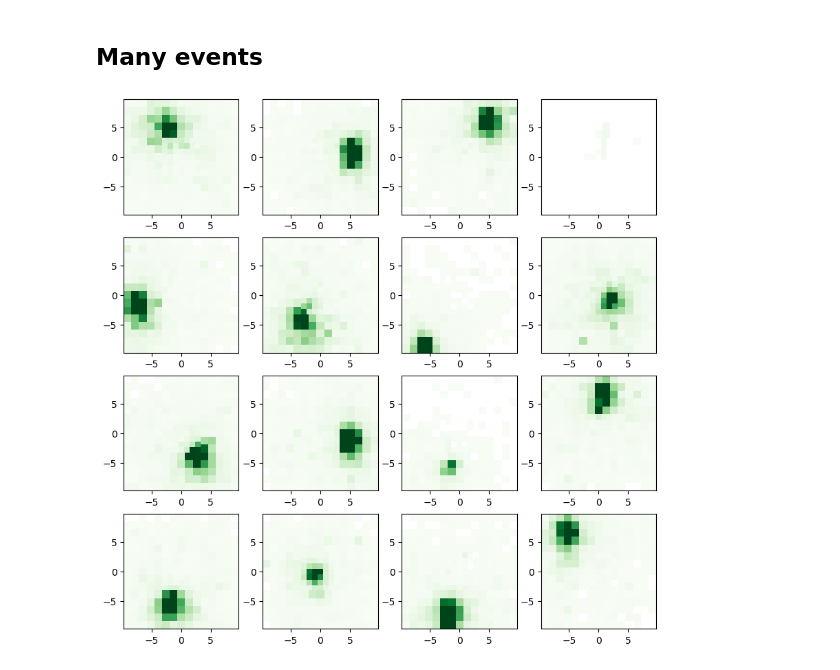
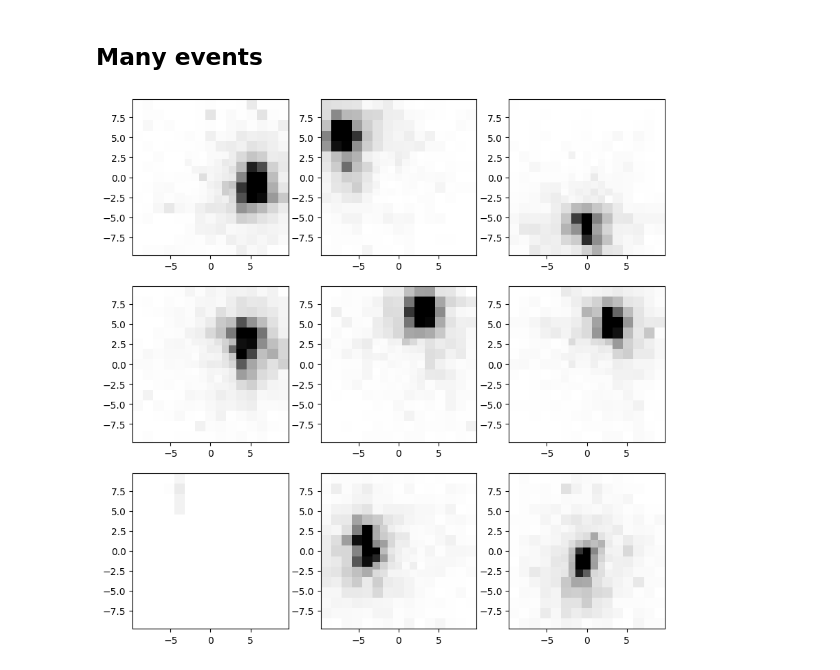
Before and after one commit to Bjartensen/python_focalh_clustering, a Jupyter notebook: notebooks/inspect.ipynb, the cells around one changed output. Drawn from its saved outputs; the diff is of its cells as text; code cells hidden in the pictures.

```diff
--- a/notebooks/inspect.ipynb
+++ b/notebooks/inspect.ipynb
@@ -79,22 +62,26 @@ np.float64(4095.0)
 # %%
 def plot_many(filename):
     tfile = ROOT.TFile(filename, "READ")
     ttree = tfile.Get("EventsTree")
-    foc = focal.FocalH()
+    foc = FocalH()
 
-    rows=4
-    cols=4
+    rows=3
+    cols=3
     fig, ax = plt.subplots(nrows=rows, ncols=cols, figsize=(10,10))
     ax = ax.flatten()
 
+    iadj = np.load("p2_sim_adj_map2.npy")
+
     for i in range(rows*cols):
         ttree.GetEntry(i)
-        foc.heatmap(ttree, i, ax[i])
+        vals = np.array(ttree.value, dtype=np.float32)
+#        foc.heatmap_labels(ttree, i, ax[i])
+        foc.heatmap_mono(vals[iadj], ax[i], color="grey_r")
     tfile.Close()
 
 
-filename = "/home/bjartur/workspace/focalh_data_transformer/data/converted/E300_P1_N1000.root"
+filename = "/home/bjartur/workspace/python_focalh_clustering/data/eval/EVAL_E300_P1_N100.root"
 #file = ROOT.TFile("/home/bjartur/workspace/focalh_data_transformer/data/converted/E300_P2_N1000.root", "READ")
 plot_many(filename)
 # %% [output]
-[figure, old version]
+[figure, new version]
```
Also changed, not shown: parts of 7 cells of this notebook, 42 other files.
